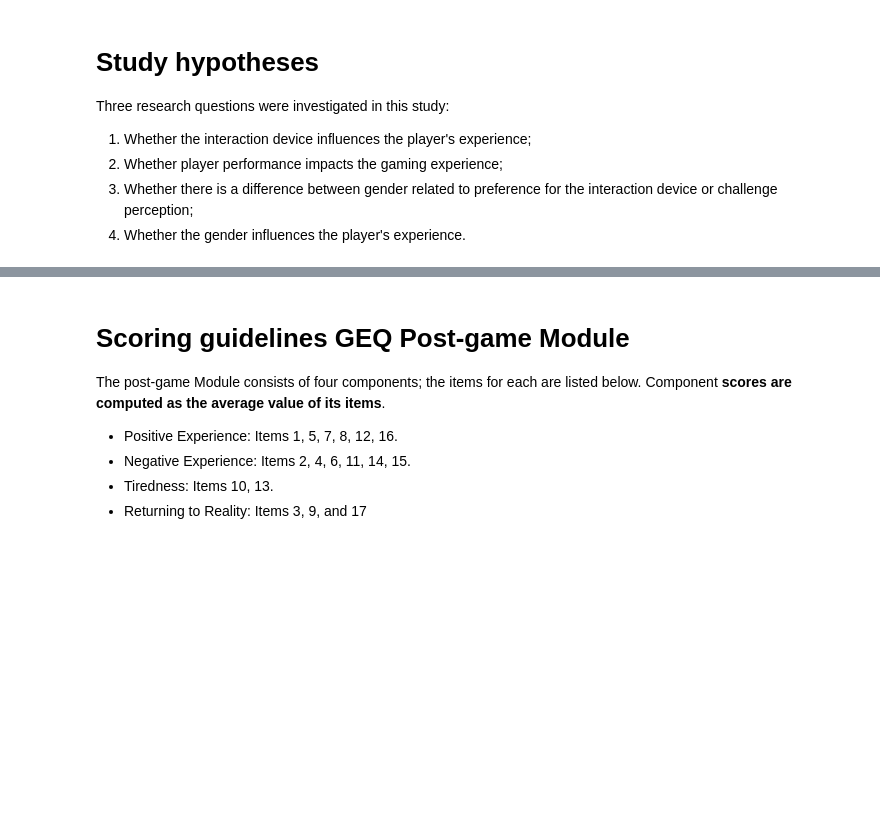
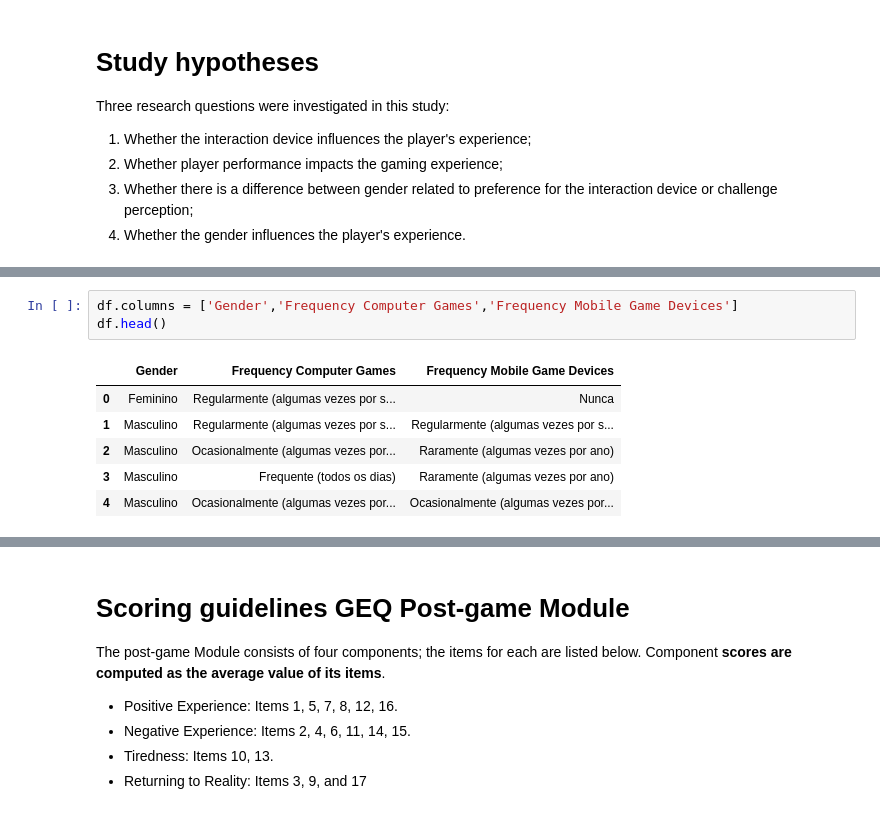
Before and after one commit to Rogerio-mack/game_analysis, a Jupyter notebook: Game_analysis_2.ipynb, the cells around one changed output, grey strips where cells are left out. Drawn from its saved outputs; the diff is of its cells as text; blank space fills up the shorter version.

```diff
--- a/Game_analysis_2.ipynb
+++ b/Game_analysis_2.ipynb
@@ -11,0 +23,10 @@ Three research questions were investigated in this study:
+# %%
+df.columns = ['Gender','Frequency Computer Games','Frequency Mobile Game Devices']
+df.head()
+# %% [output]
+|  | Gender | Frequency Computer Games | Frequency Mobile Game Devices |
+| 0 | Feminino | Regularmente (algumas vezes por s... | Nunca |
+| 1 | Masculino | Regularmente (algumas vezes por s... | Regularmente (algumas vezes por s... |
+| 2 | Masculino | Ocasionalmente (algumas vezes por... | Raramente (algumas vezes por ano) |
+| 3 | Masculino | Frequente (todos os dias) | Raramente (algumas vezes por ano) |
+| 4 | Masculino | Ocasionalmente (algumas vezes por... | Ocasionalmente (algumas vezes por... |
```
Also changed, not shown: parts of 6 cells of this notebook.
